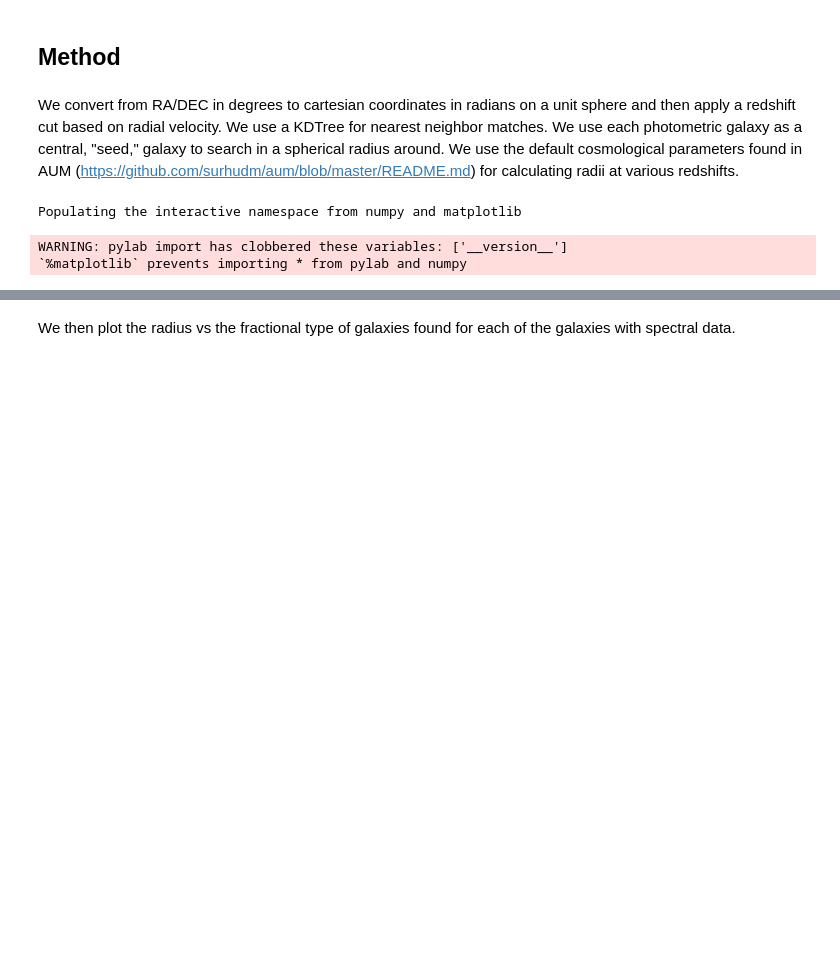
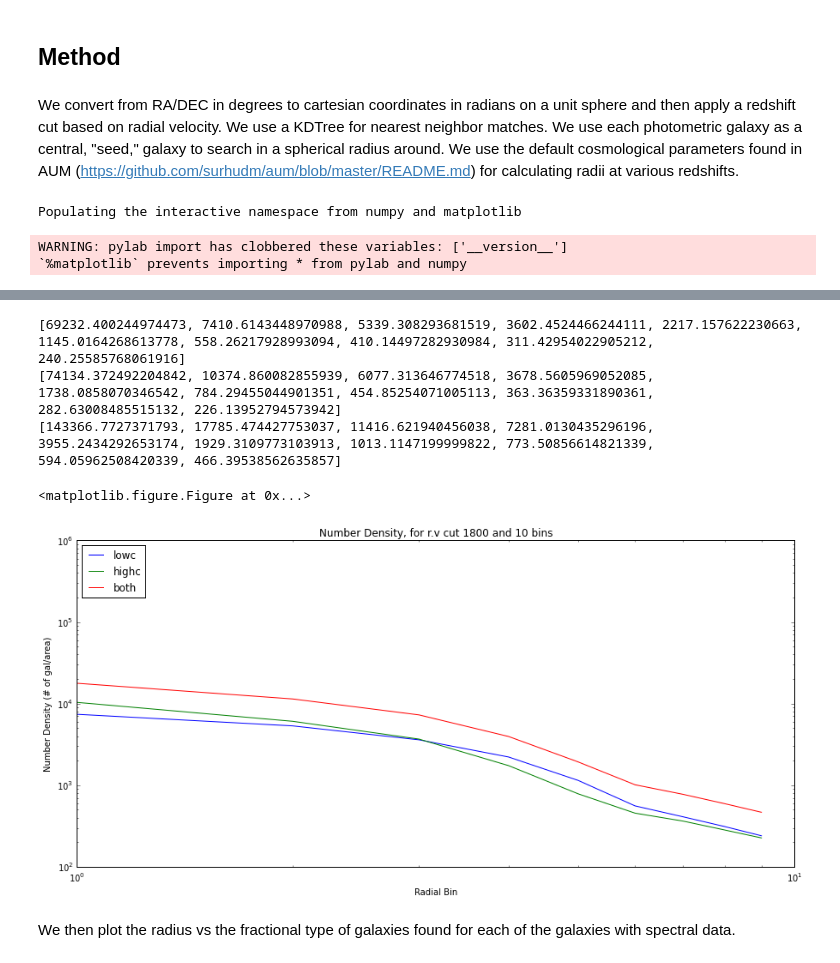
Before and after one commit to meljrose/IPMU, a Jupyter notebook: BH, Halo Accretion Rates & Occurrence of AGN.ipynb, the cells around one changed output, grey strips where cells are left out. Drawn from its saved outputs; the diff is of its cells as text; code cells hidden in the pictures; blank space fills up the shorter version.

```diff
--- a/BH, Halo Accretion Rates & Occurrence of AGN.ipynb
+++ b/BH, Halo Accretion Rates & Occurrence of AGN.ipynb
@@ -344,3 +442,82 @@ plt.show()
+# %%
+'''
+
+
+# number density gal as function of radius
+Could you please also plot the surface density of
+each of the galaxies as a function of the projected number around the
+central galaxies please?
+
+So basically: N/(pi (R_2^2-R_1^2)
+
+where R_1 and R_2 are the inner and outer radius of the different annuli.
+'''
+
+number_of_bins = 10
+
+plt.figure(figsize=(10,5))
+fig = pyplot.figure()
+ax = fig.add_subplot(2,1,1)
+plt.title('Number Density, for r.v cut {0} and {1} bins'.format(radial_velocity_limit, number_of_bins))
+
+for dataset in ['lowc', 'highc', 'both']:
+
+    if dataset == 'lowc':
+        typelist = list(lowc_concat_types)
+        distlist = lowc_concat_dists
+        width=-0.2
+        opacity = 0.4
+        symb =':'
+    elif dataset == 'highc':
+        width = 0.2
+        typelist = list(highc_concat_types)
+        distlist = highc_concat_dists
+        opacity = 0.9
+        symb = '--'
+    else:
+        typelist = list(highc_concat_types) + list(lowc_concat_types)
+        distlist = np.concatenate((highc_concat_dists, lowc_concat_dists))
+        opacity = 1
+        symb = '-'
+
+
+    string_set = get_string_set(typelist)
+
+
+    bins = np.logspace(-1., 1., number_of_bins)
+    #bins = np.linspace(0, number_of_bins, number_of_bins)
+
+    data_arr = [np.asarray(get_dists_of_type(string, typelist, distlist)) for string in string_set]
+    which_bins = numpy.digitize(np.concatenate(data_arr), bins)
+    total_count = np.bincount(which_bins)
+
+
+    bins = np.concatenate([[0], bins])
+    number_density = []
+    for i in np.arange(len(bins)-1):
+        j = i+1
+        number = total_count[i]
+        area = np.pi*(bins[j]**2-bins[i]**2)
+        number_density.append(number/area)
+
+    print(number_density)
+
+
+
+    plt.loglog(number_density, label=dataset)
+
+plt.xlabel('Radial Bin')
+#ax.set_xscale('log')
+plt.ylabel('Number Density (# of gal/area)')
+plt.legend(loc=2)
+
+plt.show()
+# %% [output]
+[69232.400244974473, 7410.6143448970988, 5339.308293681519, 3602.4524466244111, 2217.157622230663, 1145.0164268613778, 558.26217928993094, 410.14497282930984, 311.42954022905212, 240.25585768061916]
+[74134.372492204842, 10374.860082855939, 6077.313646774518, 3678.5605969052085, 1738.0858070346542, 784.29455044901351, 454.85254071005113, 363.36359331890361, 282.63008485515132, 226.13952794573942]
+[143366.7727371793, 17785.474427753037, 11416.621940456038, 7281.0130435296196, 3955.2434292653174, 1929.3109773103913, 1013.1147199999822, 773.50856614821339, 594.05962508420339, 466.39538562635857]
+<matplotlib.figure.Figure at 0x...>
+[figure, added]
 # %% [markdown]
 We then plot the radius vs the fractional type of galaxies found for each of the galaxies with spectral data.
 # %%
```
Also changed, not shown: parts of 19 cells of this notebook.
